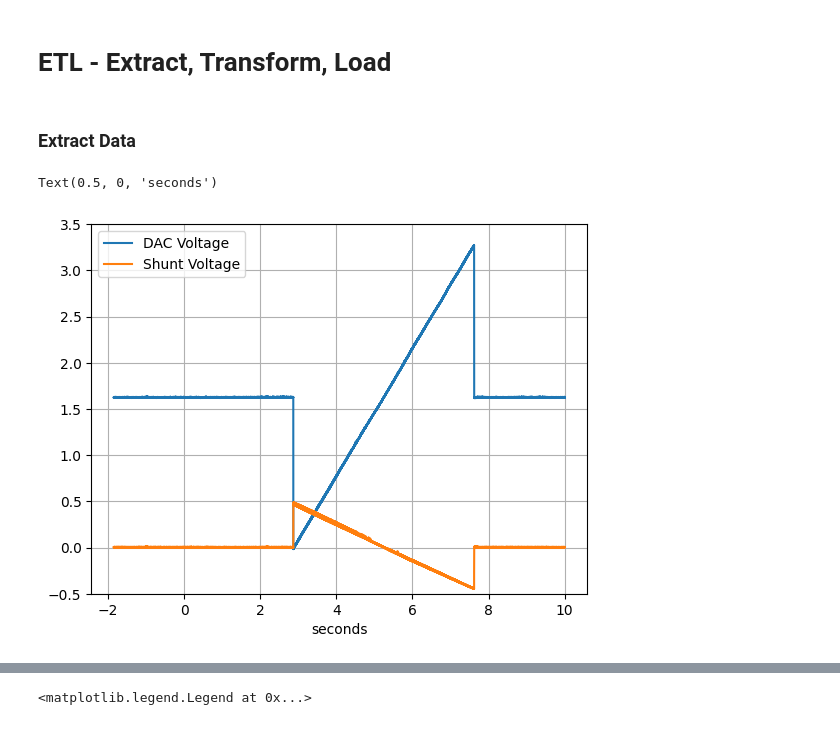
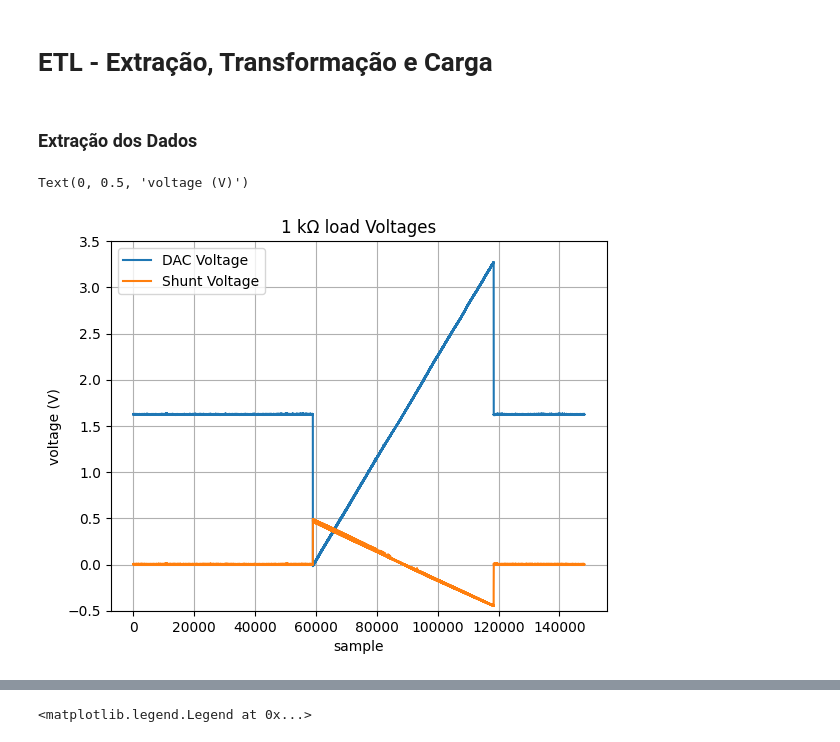
Before and after one commit to import-tiago/FEI, a Jupyter notebook: MSc/PEL309/Analysis/PEL309.ipynb, the cells around one changed output, grey strips where cells are left out. Saved outputs shown, nothing was run; the diff lists cells and outputs as text; code cells hidden in the pictures.

```diff
--- a/MSc/PEL309/Analysis/PEL309.ipynb
+++ b/MSc/PEL309/Analysis/PEL309.ipynb
@@ -1,7 +1,7 @@
-# %% [markdown]
-# ETL - Extract, Transform, Load
-# %% [markdown]
-### Extract Data
+# %% [markdown]
+# ETL - Extração, Transformação e Carga
+# %% [markdown]
+### Extração dos Dados
 # %%
 import pandas as pd
 
@@ -9,29 +9,34 @@ url_1k = "https://raw.githubusercontent.com/import-tiago/FEI/refs/heads/main/MSc
 url_2k = "https://raw.githubusercontent.com/import-tiago/FEI/refs/heads/main/MSc/PEL309/Data/2k.csv"
 url_4k7 = "https://raw.githubusercontent.com/import-tiago/FEI/refs/heads/main/MSc/PEL309/Data/4k7.csv"
 
-# 1000 Ω load
-data_1k_load = pd.read_csv(url_1k, skiprows=17, usecols=[0, 1, 2])
-data_1k_load.columns = ["time_secs", "dac_volts", "shunt_volts"]
+# Carga de 1000 Ω
+data_1k_load = pd.read_csv(url_1k, skiprows=17, usecols=[1, 2])
+data_1k_load.columns = ["dac_volts", "shunt_volts"]
+data_1k_load["sample"] = data_1k_load.index
 
-# 2000 Ω load
-data_2k_load = pd.read_csv(url_2k, skiprows=17, usecols=[0, 1, 2])
-data_2k_load.columns = ["time_secs", "dac_volts", "shunt_volts"]
+# Carga de 2000 Ω
+data_2k_load = pd.read_csv(url_2k, skiprows=17, usecols=[1, 2])
+data_2k_load.columns = ["dac_volts", "shunt_volts"]
+data_2k_load["sample"] = data_2k_load.index
 
-# 4700 Ω load
-data_4k7_load = pd.read_csv(url_4k7, skiprows=17, usecols=[0, 1, 2])
-data_4k7_load.columns = ["time_secs", "dac_volts", "shunt_volts"]
+# Carga de 4700 Ω
+data_4k7_load = pd.read_csv(url_4k7, skiprows=17, usecols=[1, 2])
+data_4k7_load.columns = ["dac_volts", "shunt_volts"]
+data_4k7_load["sample"] = data_4k7_load.index
 # %%
 ax = data_1k_load.rename(columns={
     "dac_volts": "DAC Voltage",
     "shunt_volts": "Shunt Voltage"
 }).plot(
-    x="time_secs",
+    title="1 kΩ load Voltages",
+    x="sample",
     y=["DAC Voltage", "Shunt Voltage"],
     grid=True,
     ylim=(-0.5, 3.5)
 )
 
-ax.set_xlabel("seconds")
+ax.set_xlabel("sample")
+ax.set_ylabel("voltage (V)")
 # %% [output]
-Text(0.5, 0, 'seconds')
+Text(0, 0.5, 'voltage (V)')
-[figure, old version]
+[figure, new version]
```
Also changed, not shown: parts of 18 cells of this notebook.
